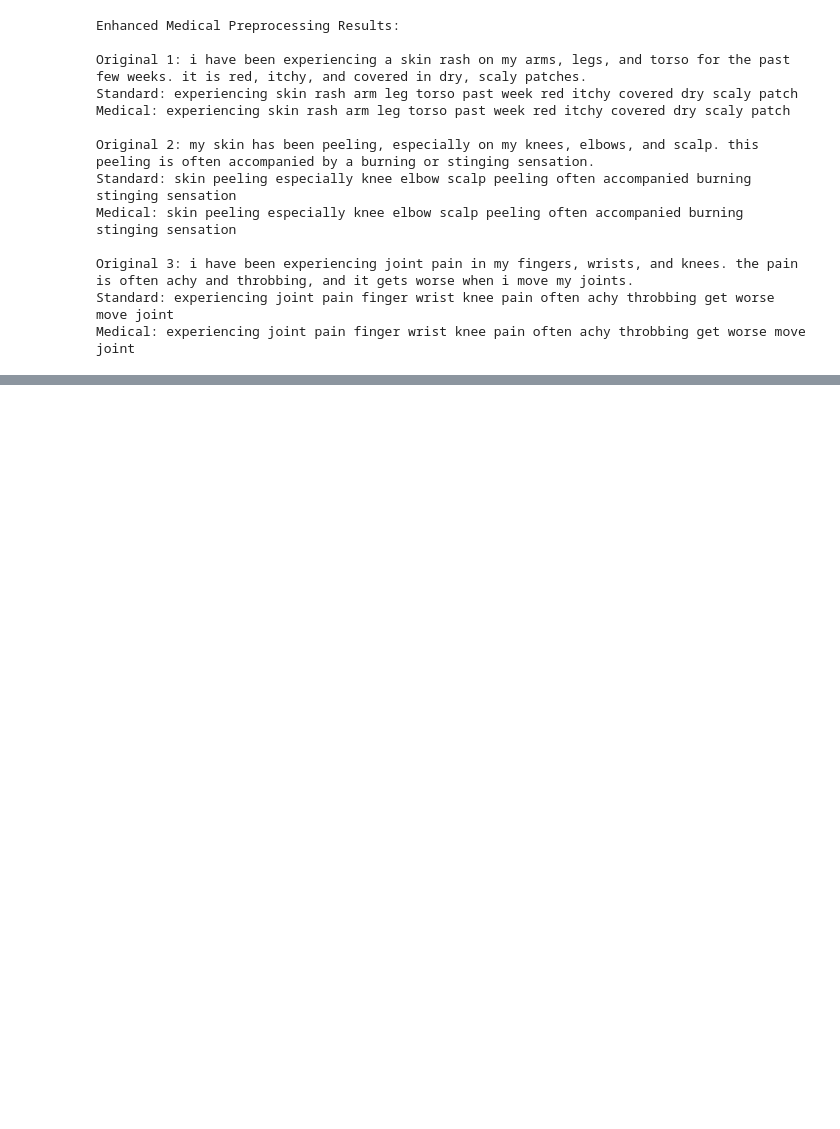
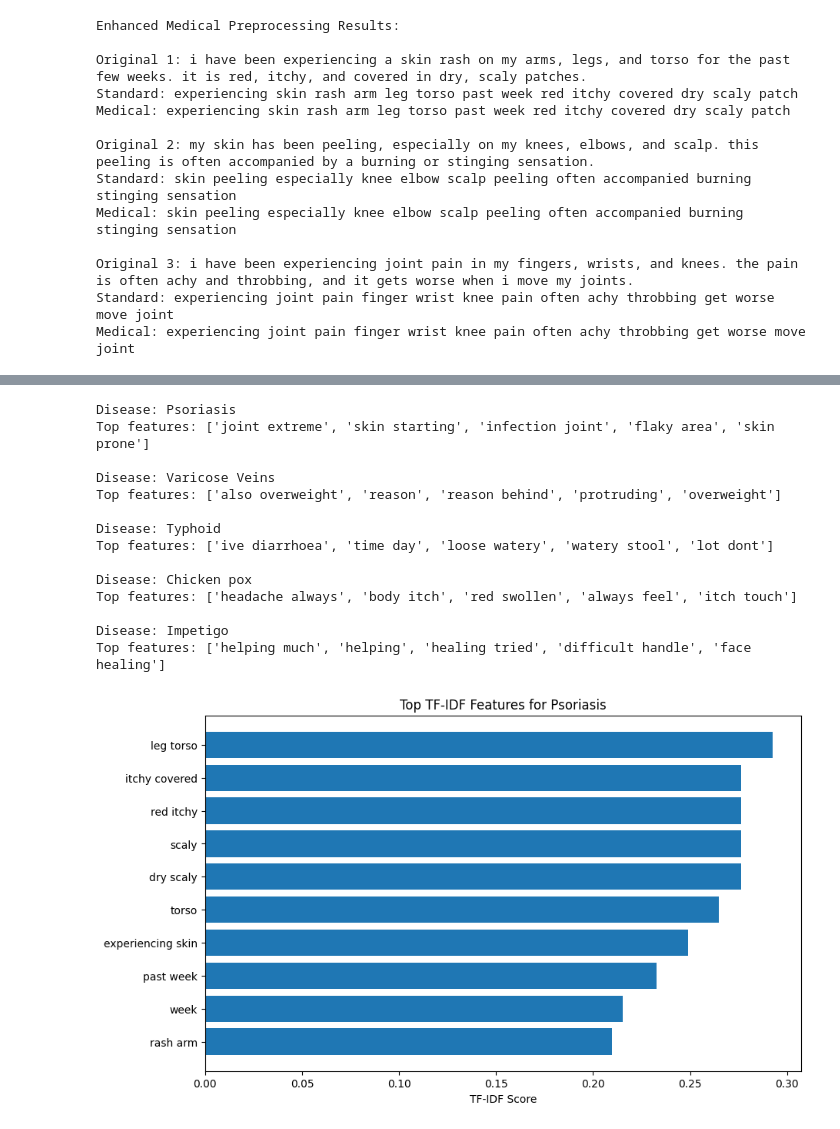
Before and after one commit to onsrajhi/Healthcare-Chatbot-using-Natural-Language-Processing, a Jupyter notebook: nlp_processor.ipynb, the cells around one changed output, grey strips where cells are left out. Cells and saved outputs as stored; diff of their text form; code cells hidden in the pictures; blank space fills up the shorter version.

```diff
--- a/nlp_processor.ipynb
+++ b/nlp_processor.ipynb
@@ -177,0 +222,52 @@ Medical: experiencing joint pain finger wrist knee pain often achy throbbing get
+# %%
+# Get top N important features per disease
+def get_top_n_features(tfidf_matrix, feature_names, labels, top_n=5):
+    top_features = {}
+    for i, label in enumerate(labels):
+        row = np.squeeze(tfidf_matrix[i].toarray())
+        top_indices = row.argsort()[-top_n:][::-1]
+        top_features[label] = [feature_names[j] for j in top_indices]
+    return top_features
+
+top_features = get_top_n_features(tfidf_features,
+                                 tfidf_vectorizer.get_feature_names_out(),
+                                 df['label'])
+
+# Print top features for first 5 diseases
+for disease, features in list(top_features.items())[:5]:
+    print(f"\nDisease: {disease}")
+    print("Top features:", features)
+
+# Visualize feature importance for a sample disease
+sample_disease = df['label'].iloc[0]
+sample_idx = df[df['label'] == sample_disease].index[0]
+sample_features = tfidf_features[sample_idx]
+
+# Get top 10 features for this sample
+top_indices = sample_features.toarray().argsort()[0][-10:][::-1]
+feature_names = np.array(tfidf_vectorizer.get_feature_names_out())
+top_feature_names = feature_names[top_indices]
+top_feature_values = sample_features[0, top_indices].toarray()[0]
+
+plt.figure(figsize=(10, 6))
+plt.barh(top_feature_names, top_feature_values)
+plt.title(f"Top TF-IDF Features for {sample_disease}")
+plt.xlabel("TF-IDF Score")
+plt.gca().invert_yaxis()
+plt.show()
+# %% [output]
+Disease: Psoriasis
+Top features: ['joint extreme', 'skin starting', 'infection joint', 'flaky area', 'skin prone']
+
+Disease: Varicose Veins
+Top features: ['also overweight', 'reason', 'reason behind', 'protruding', 'overweight']
+
+Disease: Typhoid
+Top features: ['ive diarrhoea', 'time day', 'loose watery', 'watery stool', 'lot dont']
+
+Disease: Chicken pox
+Top features: ['headache always', 'body itch', 'red swollen', 'always feel', 'itch touch']
+
+Disease: Impetigo
+Top features: ['helping much', 'helping', 'healing tried', 'difficult handle', 'face healing']
+[figure, added]
```
Also changed, not shown: parts of 2 cells of this notebook.
